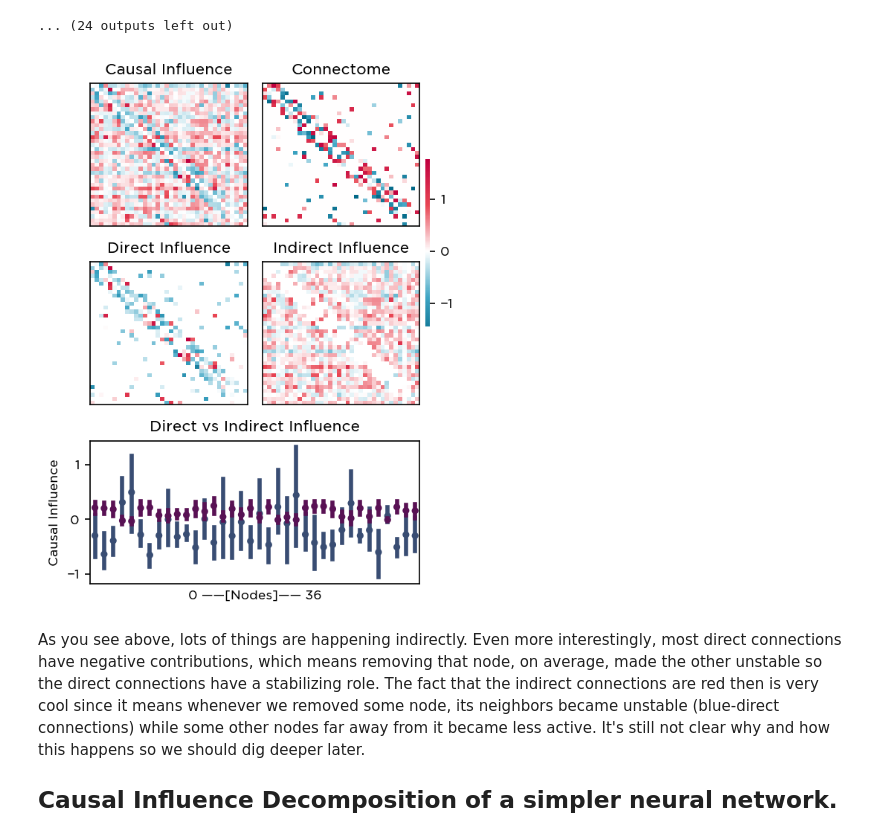
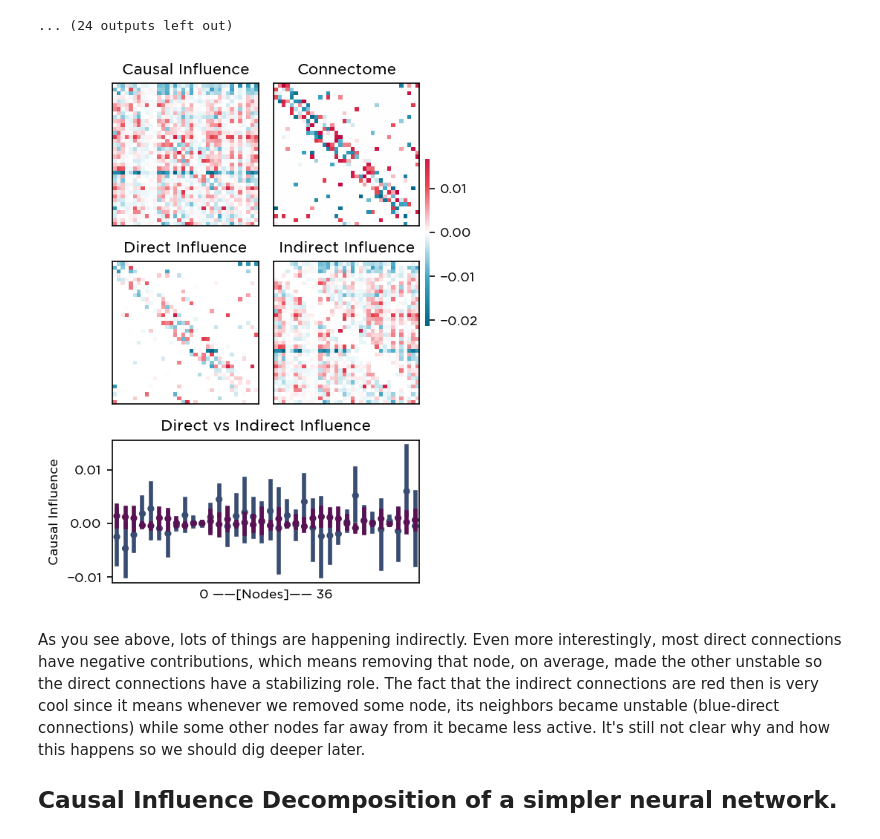
Before and after one commit to kuffmode/Causal-influence-decomposition-of-an-ESN, a Jupyter notebook: ESN_vs_SER_CCA.ipynb, the cells around one changed output. Saved outputs shown, nothing was run; the diff lists cells and outputs as text; code cells hidden in the pictures.

Commit message:
tried variance instead of energy

```diff
--- a/ESN_vs_SER_CCA.ipynb
+++ b/ESN_vs_SER_CCA.ipynb
@@ -192,7 +192,7 @@ def lesion_esn_nodes(complements, network, training_data, index):
     _ = lesioned_network.predict() # we don't care about the output signal here but we need to predict to get the hidden states.
     lesioned_signal = lesioned_network.states_pred_[:, index] # we care about the behavior of the target node
 
-    return float(np.linalg.norm(lesioned_signal)) # Euclidean norm of the output signal (its energy)
+    return float(lesioned_signal.var()) # Euclidean norm of the output signal (its energy)
 
 
 def lesion_esn_behavior(complements, network, training_data, ground_truth):
@@ -211,7 +211,7 @@ def lesion_esn_behavior(complements, network, training_data, ground_truth):
     lesioned_network.fit(X=None, y=training_data)
     y_pred = lesioned_network.predict() # contrary to the previous function, here we want the output signal.
 
-    return float(np.linalg.norm(y_pred))
+    return float(y_pred.var())
 # %% [markdown]
 ## Classic MSA: Quantifying the contribution of each node to the energy of the output signal.
 The cell below performs a multi-site perturbation (around 360,000 unique combinations of nodes) on the network. For each of these combinations, we re-run the task, which means we fit and then predict the Mackey-Glass time-series. Fortunately, Echoes is very efficient and fast (kudos to Fabrizio) so it'll only take a few minutes. MSA then estimates the causal contribution of each node to the energy level of the output signal from those 360,000 experiments.
@@ -312,3 +312,10 @@ Contributions missed: -2.3e-14
 # %% [markdown]
 ## Causal Influence Decomposition: Quantifying the causal influence of each node on the others.
 Here, we will iteratively perform MSA on every node and track the changes in the activity of a target node. It's basically what we did above but for each iteration, we leave one node out and assume its activity to be the "behavior". Then we do the multi-site perturbation of all other nodes (N-1 nodes) and MSA quantifies their contributions to the target node. Do this for all nodes gives us a "causal influence connectivity" in which $C(i,j)$ indicates the causal influence of $i$ on $j$. Note that we can check for a very cool thing. We have the actual connectome, the connectivity matrix that tells us who is linked to whom and with what weight. We also have this matrix that tells us removing which node influenced another node and how much. Comparing these two tells us if nodes influenced only their connected neighbors or it goes beyond that. For example, imagine there is no actual connection between $i$ and $j$ while removing $i$ made $j$ unstable. How? probably via other routes (indirectly). So if this happens it means nodes influence each other even if they are not actually connected.
+# %%
+lesion_esn_nodes_params = {'network':esn,'training_data':y_train_validate}
+
+causal_influence_matrix2 = msa.estimate_causal_influences(network_connectome= esn.W,
+                                                         objective_function=lesion_esn_nodes,
+                                                         objective_function_params=lesion_esn_nodes_params,
+                                                         n_permutations=1_000) # this takes time so we do 35000 (N-1*1000) combinations for each node.
@@ -334,16 +355,16 @@ working on the node number 10 from 36 nodes.
 working on the node number 11 from 36 nodes.
 ... (24 outputs left out)
 # %%
-direct = causal_influence_matrix.where(esn.W!=0)
-indirect = causal_influence_matrix.where(esn.W==0)
-vmax = causal_influence_matrix.max().max()
+direct = causal_influence_matrix2.where(esn.W!=0)
+indirect = causal_influence_matrix2.where(esn.W==0)
+vmax = causal_influence_matrix2.max().max()
 fig,axes = plt.subplot_mosaic(
     [['A', 'B',],
      ['C', 'D',],
      ['E', 'E',]],figsize=(3.5,5),dpi=150)
 cbar_ax = fig.add_axes([0.99, .51, .01, .3])
 
-sns.heatmap(causal_influence_matrix,
+sns.heatmap(causal_influence_matrix2,
             center=0,xticklabels=False,yticklabels=False,
             cmap=colormap,cbar_ax = cbar_ax,ax=axes['A'],vmax=vmax)
 sns.heatmap(esn.W,center=0,xticklabels=False,yticklabels=False,
@@ -351,35 +372,35 @@ sns.heatmap(esn.W,center=0,xticklabels=False,yticklabels=False,
 
 sns.heatmap(direct,
             center=0,xticklabels=False,yticklabels=False,
             cmap=colormap,cbar=False,ax=axes['C'],vmax=vmax)
 sns.heatmap(indirect,
             center=0,xticklabels=False,yticklabels=False,
             cmap=colormap,cbar=False,ax=axes['D'],vmax=vmax)
 
 sns.pointplot(data=direct,color='#394D73',alpha=0.8,ci=95,join=False,ax=axes['E'],scale=0.5)
 sns.pointplot(data=indirect,color='#591154',alpha=0.8,ci=95,join=False,ax=axes['E'],scale=0.5)
 
 axes['A'].title.set_text('Causal Influence')
 axes['B'].title.set_text('Connectome')
 axes['C'].title.set_text('Direct Influence')
 axes['D'].title.set_text('Indirect Influence')
 axes['E'].title.set_text('Direct vs Indirect Influence')
 
 
 axes['E'].set_xticks([])
 axes['E'].set_xlabel(f'0 ——[Nodes]—— {esn.n_reservoir_}')
 axes['E'].set_ylabel('Causal Influence')
 
 for ax in axes:
     axes[ax].spines['right'].set_visible(True)
     axes[ax].spines['top'].set_visible(True)
     axes[ax].spines['bottom'].set_visible(True)
     axes[ax].spines['left'].set_visible(True)
 fig.tight_layout(pad=0.8)
 
-plt.savefig(f"ESN Causal Influences.pdf",dpi=600,bbox_inches='tight')
+#plt.savefig(f"ESN Causal Influences.pdf",dpi=600,bbox_inches='tight')
 # %% [output]
-[figure, old version]
+[figure, new version]
 # %% [markdown]
 As you see above, lots of things are happening indirectly. Even more interestingly, most direct connections have negative contributions, which means removing that node, on average, made the other unstable so the direct connections have a stabilizing role. The fact that the indirect connections are red then is very cool since it means whenever we removed some node, its neighbors became unstable (blue-direct connections) while some other nodes far away from it became less active. It's still not clear why and how this happens so we should dig deeper later.
 
```
Also changed, not shown: parts of 7 cells of this notebook.
